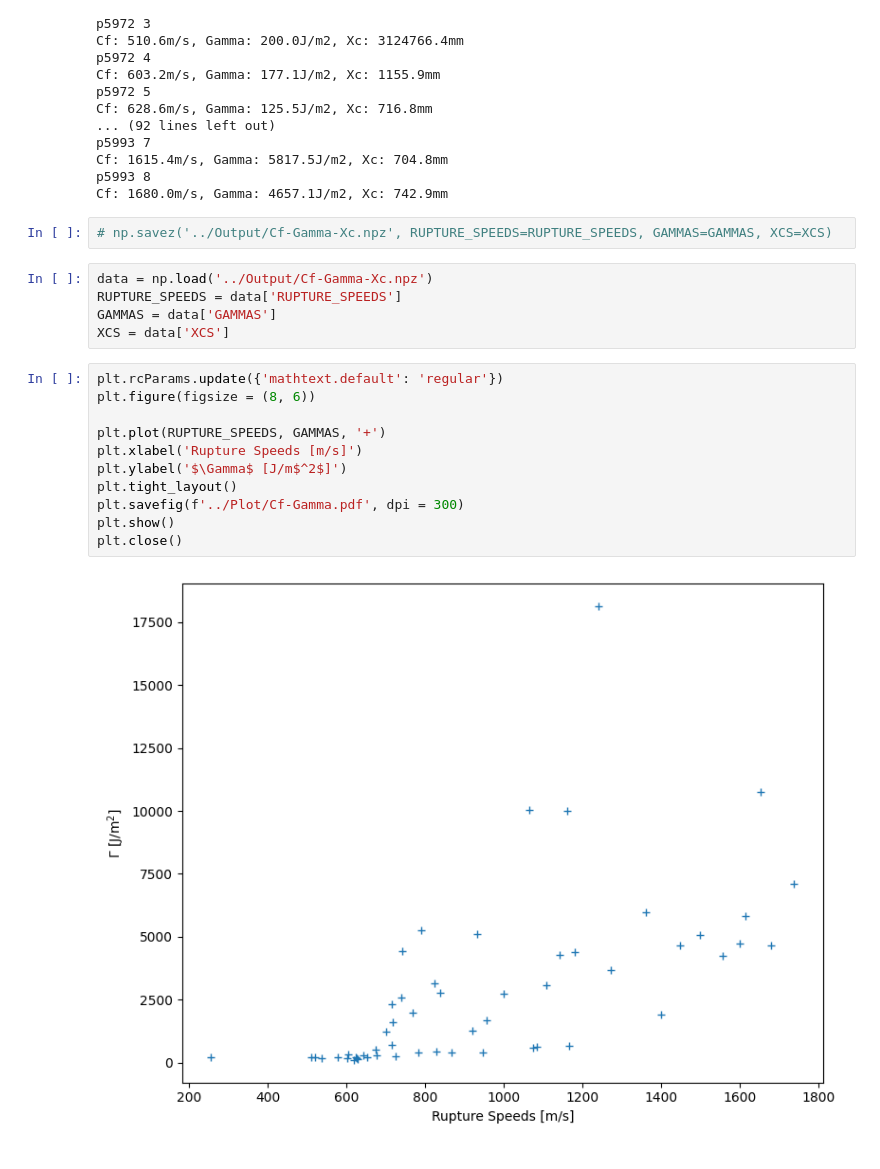
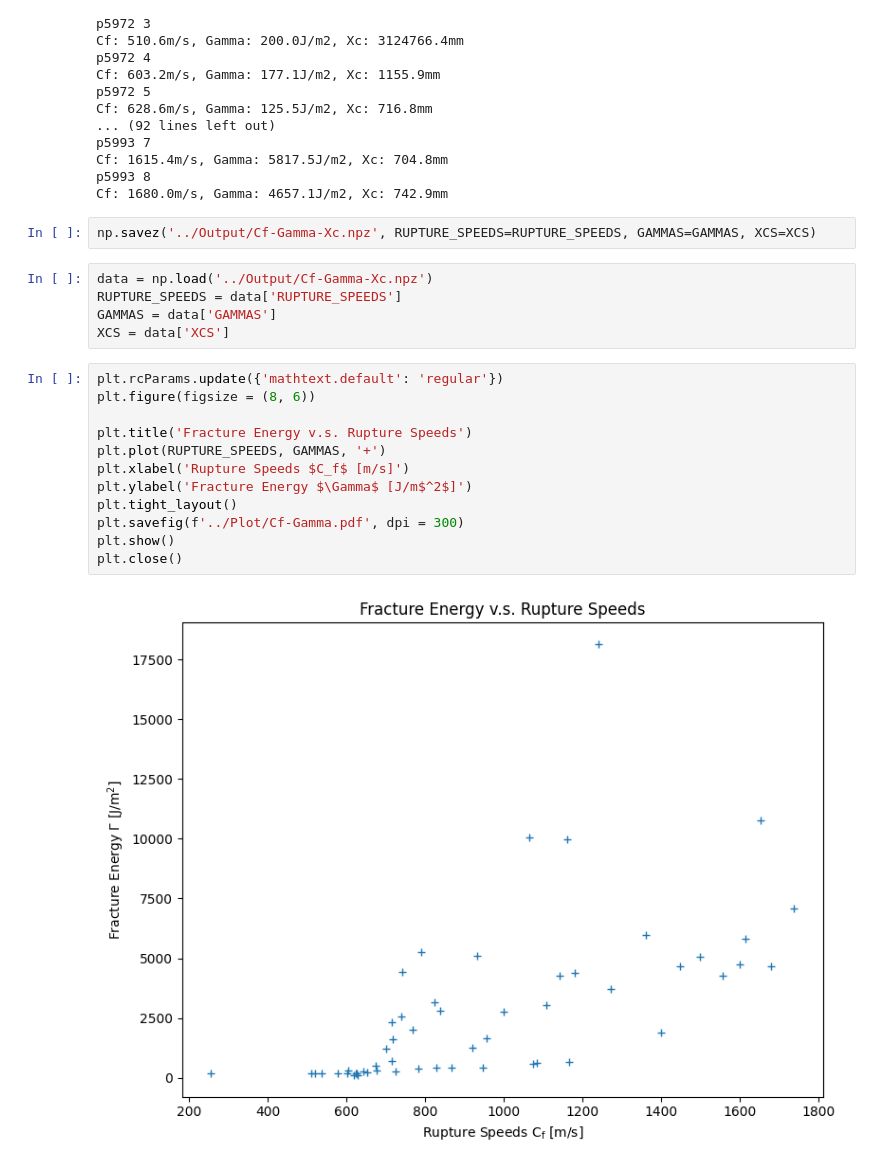
Before and after one commit to Gauss963/PSU-Dynamic-Strain, a Jupyter notebook: Code/EnergyAnalysis.ipynb, the cells around one changed output. Saved outputs shown, nothing was run; the diff lists cells and outputs as text.

Commit message:
Update Plotting

```diff
--- a/Code/EnergyAnalysis.ipynb
+++ b/Code/EnergyAnalysis.ipynb
@@ -61,7 +61,7 @@ Cf: 1615.4m/s, Gamma: 5817.5J/m2, Xc: 704.8mm
 p5993 8
 Cf: 1680.0m/s, Gamma: 4657.1J/m2, Xc: 742.9mm
 # %%
-# np.savez('../Output/Cf-Gamma-Xc.npz', RUPTURE_SPEEDS=RUPTURE_SPEEDS, GAMMAS=GAMMAS, XCS=XCS)
+np.savez('../Output/Cf-Gamma-Xc.npz', RUPTURE_SPEEDS=RUPTURE_SPEEDS, GAMMAS=GAMMAS, XCS=XCS)
 # %%
 data = np.load('../Output/Cf-Gamma-Xc.npz')
 RUPTURE_SPEEDS = data['RUPTURE_SPEEDS']
@@ -70,16 +70,17 @@ XCS = data['XCS']
 # %%
 plt.rcParams.update({'mathtext.default': 'regular'})
 plt.figure(figsize = (8, 6))
 
+plt.title('Fracture Energy v.s. Rupture Speeds')
 plt.plot(RUPTURE_SPEEDS, GAMMAS, '+')
-plt.xlabel('Rupture Speeds [m/s]')
-plt.ylabel('$\Gamma$ [J/m$^2$]')
+plt.xlabel('Rupture Speeds $C_f$ [m/s]')
+plt.ylabel('Fracture Energy $\Gamma$ [J/m$^2$]')
 plt.tight_layout()
 plt.savefig(f'../Plot/Cf-Gamma.pdf', dpi = 300)
 plt.show()
 plt.close()
 # %% [output]
-[figure, old version]
+[figure, new version]
 # %%
 plt.rcParams.update({'mathtext.default': 'regular'})
 plt.figure(figsize = (8, 6))
```
Also changed, not shown: parts of 1 cell of this notebook, 2 other files.
